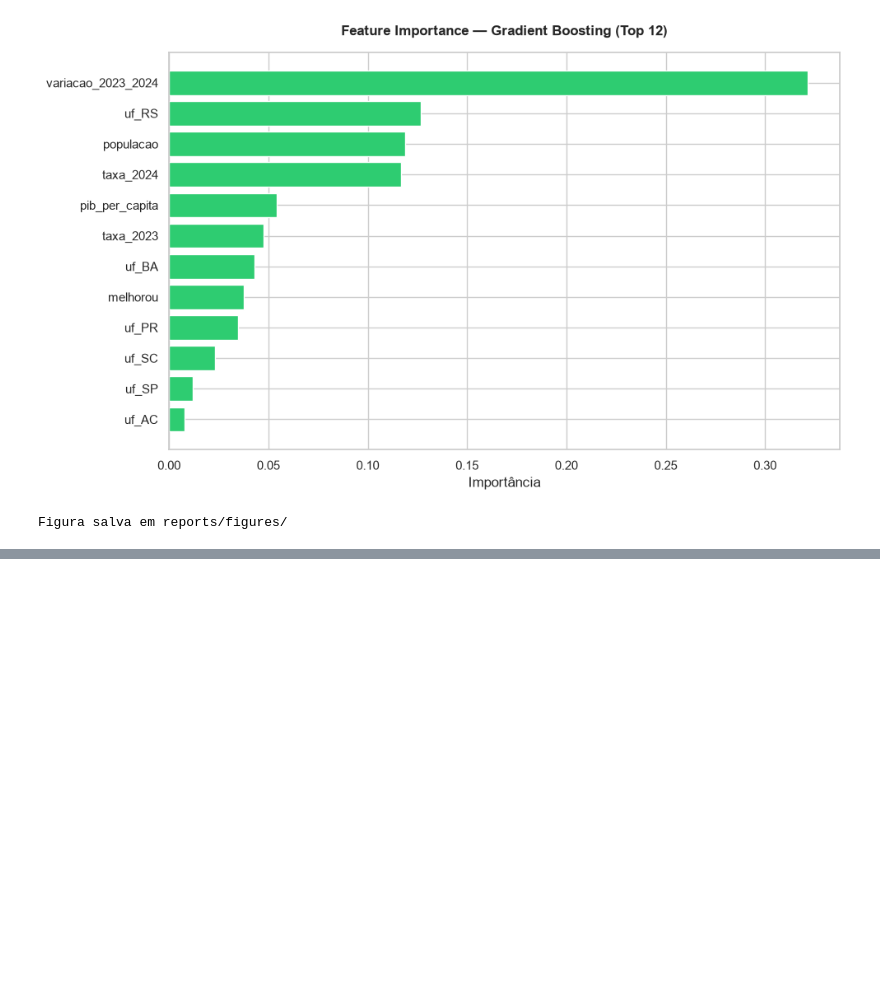
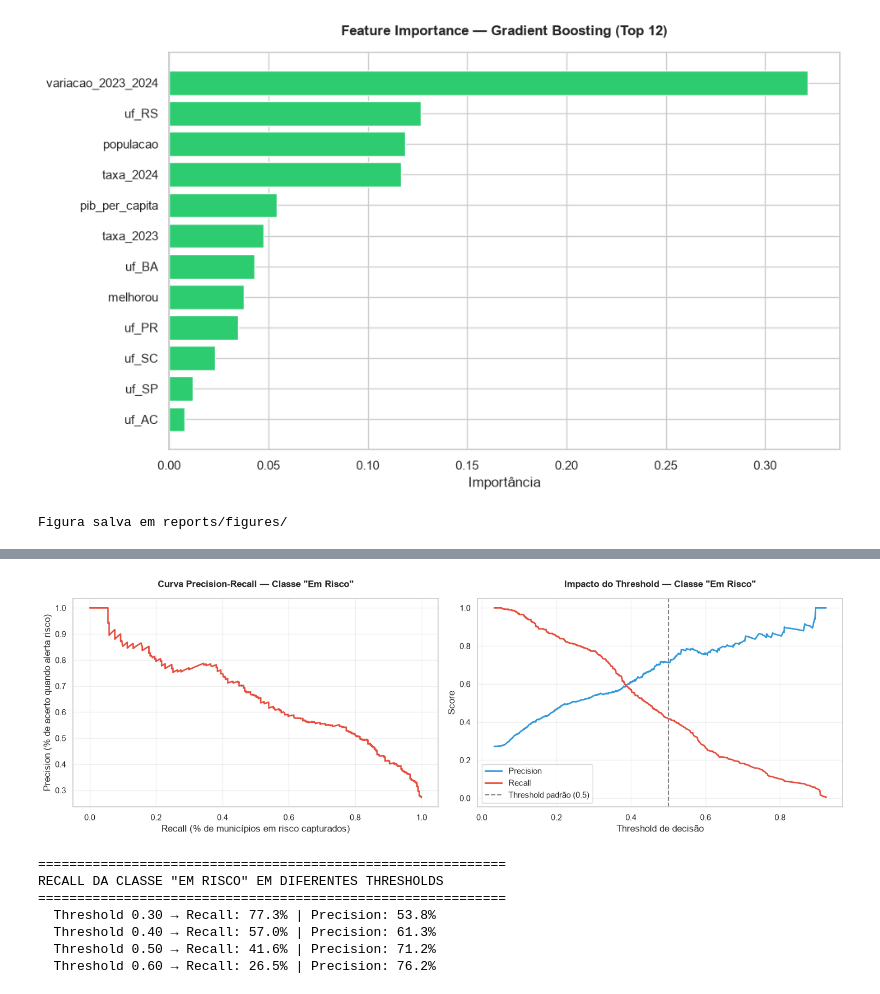
Before and after one commit to GuilhermeDinizLeocadio/tech-challenge-fase3, a Jupyter notebook: notebooks/02_modeling.ipynb, the cells around one changed output, grey strips where cells are left out. Saved outputs shown, nothing was run; the diff lists cells and outputs as text; code cells hidden in the pictures; blank space fills up the shorter version.

```diff
--- a/notebooks/02_modeling.ipynb
+++ b/notebooks/02_modeling.ipynb
@@ -516,0 +587,61 @@ print(f'  Previsto: {"Atingiu" if y_pred_series[idx_risco]==1 else "NÃO atingiu
+# %%
+# ============================================================
+# CÉLULA 12 — Trade-off de threshold (curva precision-recall)
+# ============================================================
+from sklearn.metrics import precision_recall_curve, precision_score, recall_score
+
+# Foco na classe 0 (municípios EM RISCO) — a que importa
+# para política pública. Invertemos: y=1 quando NÃO atingiu.
+y_test_risco = (y_test == 0).astype(int)
+prob_risco_test = 1 - modelo_otimizado.predict_proba(X_test)[:, 1]
+
+# Curva precision-recall para a classe de risco
+prec, rec, thresholds = precision_recall_curve(y_test_risco, prob_risco_test)
+
+fig, axes = plt.subplots(1, 2, figsize=(15, 5))
+
+# Gráfico 1: curva precision-recall
+axes[0].plot(rec, prec, color='#e74c3c', linewidth=2)
+axes[0].set_xlabel('Recall (% de municípios em risco capturados)')
+axes[0].set_ylabel('Precision (% de acerto quando alerta risco)')
+axes[0].set_title('Curva Precision-Recall — Classe "Em Risco"',
+                  fontweight='bold', pad=15)
+axes[0].grid(True, alpha=0.3)
+
+# Gráfico 2: como recall e precision variam com o threshold
+axes[1].plot(thresholds, prec[:-1], label='Precision',
+             color='#3498db', linewidth=2)
+axes[1].plot(thresholds, rec[:-1], label='Recall',
+             color='#e74c3c', linewidth=2)
+axes[1].axvline(0.5, color='gray', linestyle='--',
+                label='Threshold padrão (0.5)')
+axes[1].set_xlabel('Threshold de decisão')
+axes[1].set_ylabel('Score')
+axes[1].set_title('Impacto do Threshold — Classe "Em Risco"',
+                  fontweight='bold', pad=15)
+axes[1].legend()
+axes[1].grid(True, alpha=0.3)
+
+plt.tight_layout()
+fig.savefig(ROOT / 'reports' / 'figures' / '09_threshold_analysis.png',
+            dpi=150, bbox_inches='tight')
+plt.show()
+
+# Compara recall em diferentes thresholds
+print('='*60)
+print('RECALL DA CLASSE "EM RISCO" EM DIFERENTES THRESHOLDS')
+print('='*60)
+for t in [0.30, 0.40, 0.50, 0.60]:
+    pred_t = (prob_risco_test >= t).astype(int)
+    p = precision_score(y_test_risco, pred_t, zero_division=0)
+    r = recall_score(y_test_risco, pred_t, zero_division=0)
+    print(f'  Threshold {t:.2f} → Recall: {r:.1%} | Precision: {p:.1%}')
+# %% [output]
+[figure, added]
+============================================================
+RECALL DA CLASSE "EM RISCO" EM DIFERENTES THRESHOLDS
+============================================================
+  Threshold 0.30 → Recall: 77.3% | Precision: 53.8%
+  Threshold 0.40 → Recall: 57.0% | Precision: 61.3%
+  Threshold 0.50 → Recall: 41.6% | Precision: 71.2%
+  Threshold 0.60 → Recall: 26.5% | Precision: 76.2%
```
Also changed, not shown: parts of 6 cells of this notebook, 2 other files.
